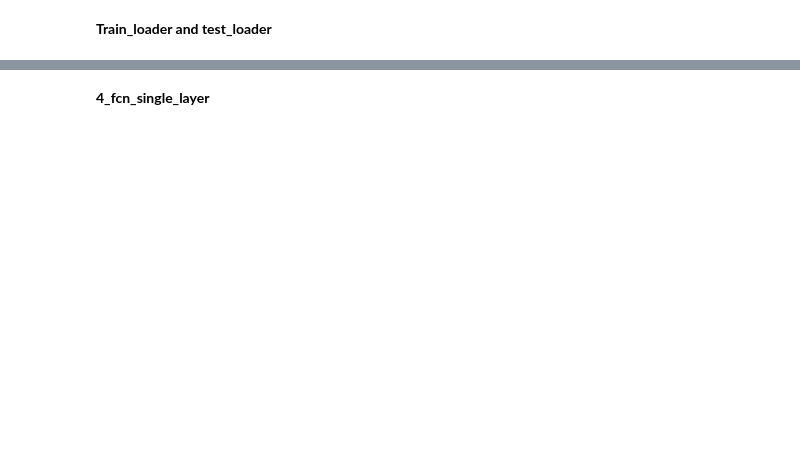
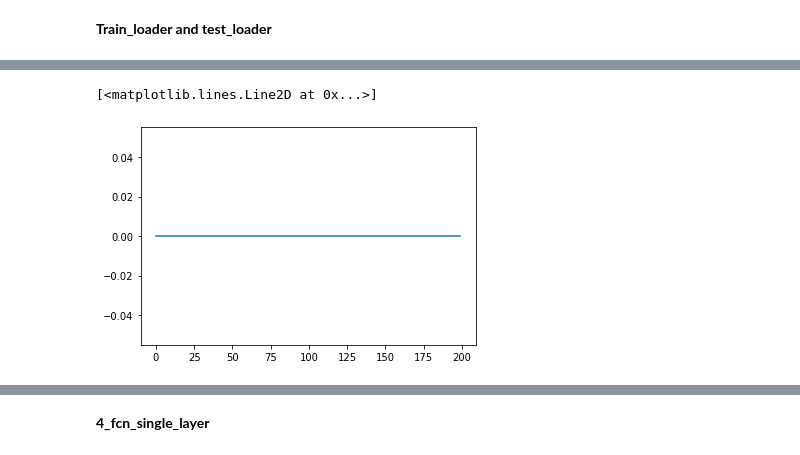
Before and after one commit to zhibinz2/Neural-Networks-and-Machine-Learning, a Jupyter notebook: ZHIBIN_Final_Project.ipynb, the cells around one changed output, grey strips where cells are left out. Drawn from its saved outputs; the diff is of its cells as text; code cells hidden in the pictures; blank space fills up the shorter version.

```diff
--- a/ZHIBIN_Final_Project.ipynb
+++ b/ZHIBIN_Final_Project.ipynb
@@ -146,0 +347,5 @@ len(train_loader)
+# %%
+plt.plot(test_accuracy)
+# %% [output]
+[<matplotlib.lines.Line2D at 0x...>]
+[figure, added]
```
Also changed, not shown: parts of 79 cells of this notebook.
